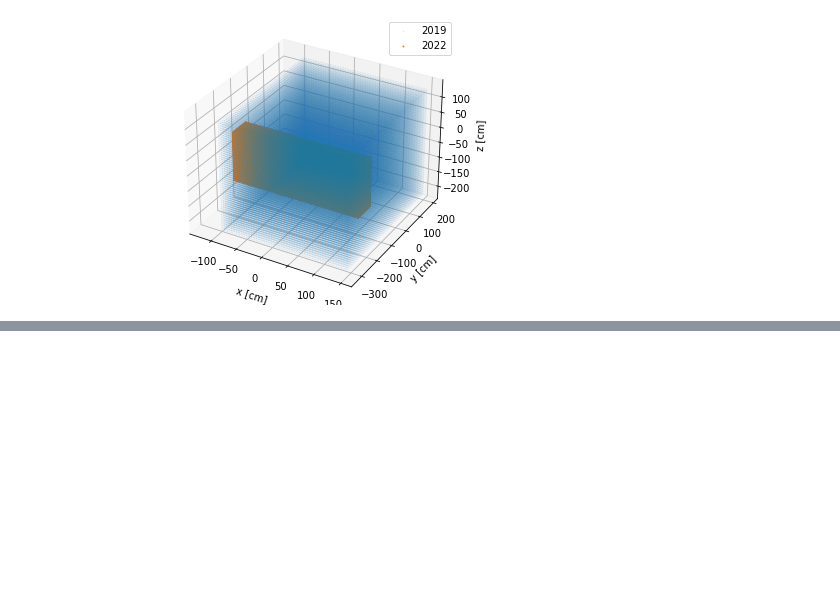
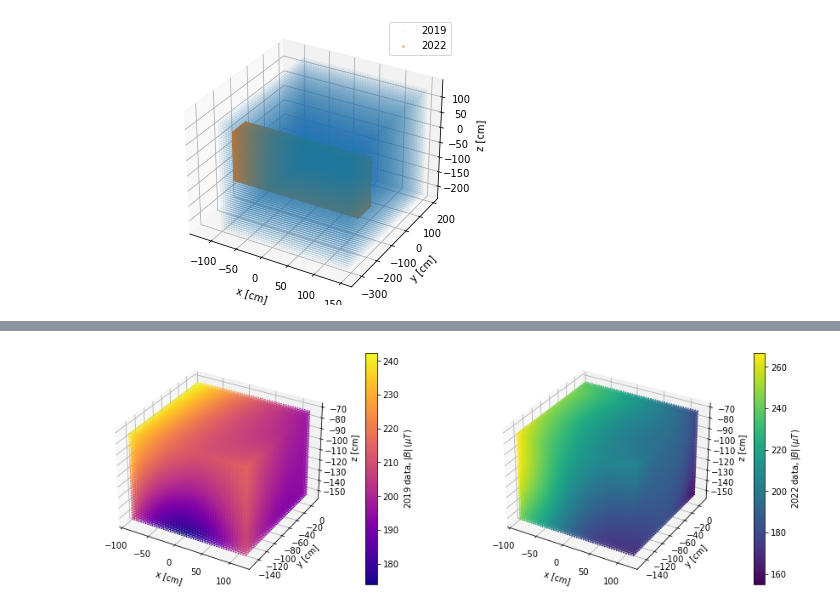
Before and after one commit to eklem1/MesonMagMapping, a Jupyter notebook: Fall_2022/ComparingMaps.ipynb, the cells around one changed output, grey strips where cells are left out. Cells and saved outputs as stored; diff of their text form; code cells hidden in the pictures; blank space fills up the shorter version.

```diff
--- a/Fall_2022/ComparingMaps.ipynb
+++ b/Fall_2022/ComparingMaps.ipynb
@@ -120,0 +139,18 @@ plt.show()
+# %%
+cut_22 = "data_export/map_referencedMSR_fall2022_togetherCUT_interp50.txt"
+dataCut_22 = pd.read_csv(cut_22, comment='#', sep='\t', names=colNames)
+
+#the data in this file for the B field is
+cut_19 = "../MagMapping-export_TH_2019/data_export/map_referencedMSR_interpCUT50.txt"
+dataCut_19 = pd.read_csv(cut_19, comment='#', sep='\t', names=colNames)
+
+print("2019 limits:")
+mins_19 = np.min(dataCut_19)
+max_19 = np.max(dataCut_19)
+print(mins_19, max_19)
+
+print("2022 limits:")
+mins_22 = np.min(dataCut_22)
+max_22 = np.max(dataCut_22)
+
+print(mins_22, max_22)
@@ -120,0 +175,24 @@ plt.show()
+# %%
+fig = plt.figure(figsize=(15,5))
+ax1 = fig.add_subplot(1, 2, 1, projection='3d')
+ax2 = fig.add_subplot(1, 2, 2, projection='3d')
+
+B1_19 = np.sqrt(dataCut_19['B_x']**2 + dataCut_19['B_y']**2 + dataCut_19['B_z']**2 )#muT
+Q_19 = ax1.scatter(dataCut_19['x'], dataCut_19['y'], dataCut_19['z'],c=B1_19, s=.5, alpha=1, cmap=cm.plasma)
+
+cbar_19 = fig.colorbar(Q_19, label='2019 data, $|B|\,(\mu T)$', ax=ax1, pad=0.1)
+
+B1_22 = np.sqrt(dataCut_22['B_x']**2 + dataCut_22['B_y']**2 + dataCut_22['B_z']**2 ) #muT
+Q_22 = ax2.scatter(dataCut_22['x'], dataCut_22['y'], dataCut_22['z'],c=B1_22, s=1, alpha=1, cmap=cm.viridis)
+
+cbar_22 = fig.colorbar(Q_22, label='2022 data, $|B|\,(\mu T)$', ax=ax2, pad=0.1)
+
+ax1.set_xlabel('x [cm]')
+ax1.set_ylabel('y [cm]')
+ax1.set_zlabel('z [cm]')
+ax2.set_xlabel('x [cm]')
+ax2.set_ylabel('y [cm]')
+ax2.set_zlabel('z [cm]')
+plt.show()
+# %% [output]
+[figure, added]
```
Also changed, not shown: parts of 10 cells of this notebook, 5 other files.
